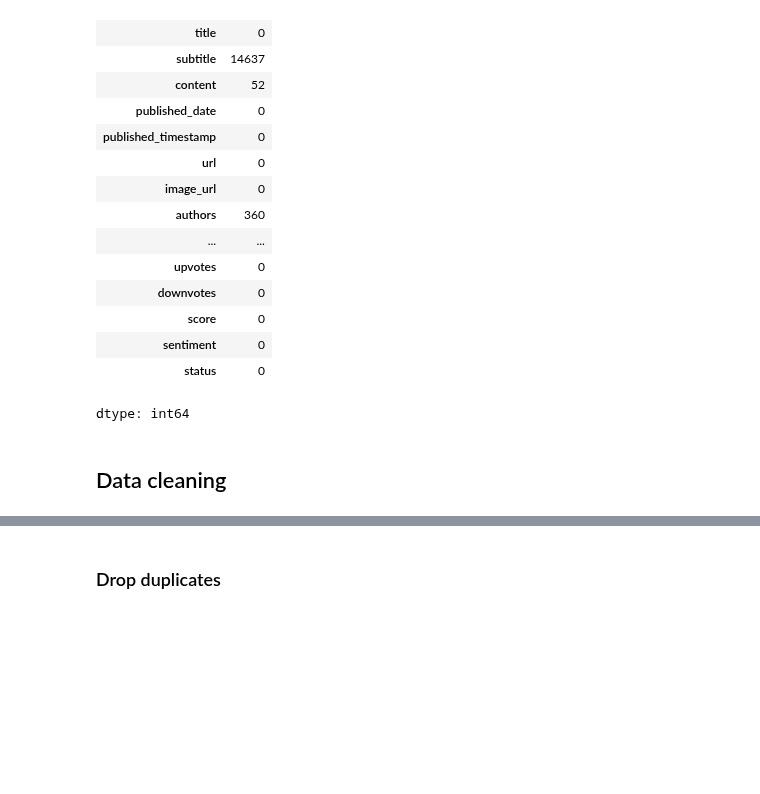
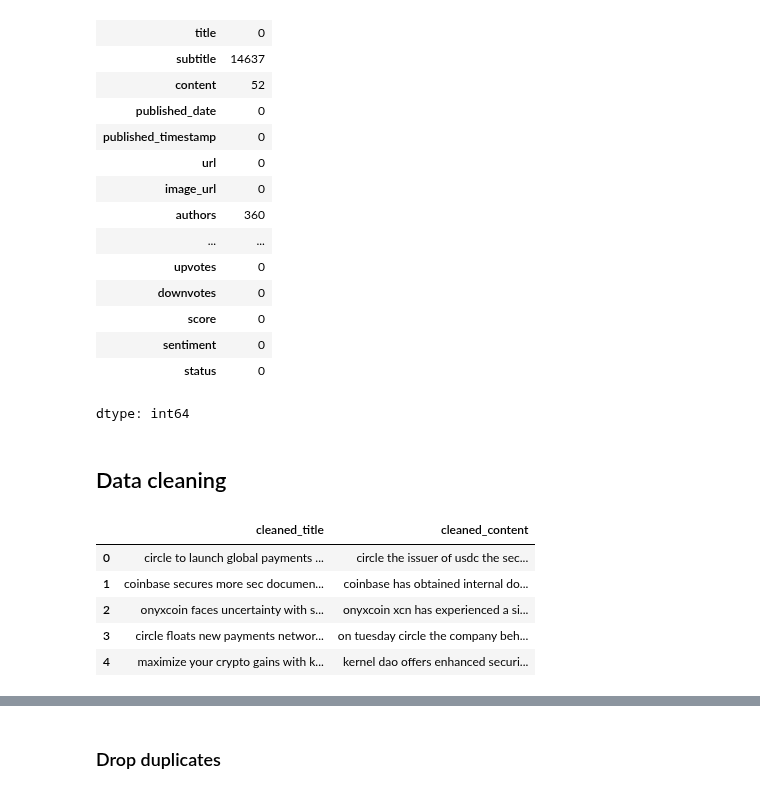
Before and after one commit to hstoklosa/sentix-nlp, a Jupyter notebook: preprocessing.ipynb, the cells around one changed output, grey strips where cells are left out. Saved outputs shown, nothing was run; the diff lists cells and outputs as text; code cells hidden in the pictures; blank space fills up the shorter version.

```diff
--- a/preprocessing.ipynb
+++ b/preprocessing.ipynb
@@ -87,32 +113,38 @@ dtype: int64
 # %% [markdown]
 ## Data cleaning
 # %%
+punctuation_set = set(string.punctuation)
+
 def clean_text(text):
-    if pd.isna(text):
-        return ""
+  if pd.isna(text):
+    return ""
 
-    # Remove HTML tags
-    text = html.unescape(text)
-    text = re.sub(r'<.*?>', ' ', text)
+  # Remove HTML tags
+  text = html.unescape(text)
+  text = re.sub(r'<.*?>', ' ', text)
 
-    # Remove URLs
-    text = re.sub(r'http[s]?://(?:[a-zA-Z]|[0-9]|[$-_@.&+]|[!*\\(\\),]|(?:%[0-9a-fA-F][0-9a-fA-F]))+', ' ', text)
+  # Remove URLs
+  text = re.sub(r'http[s]?://\S+', ' ', text)
 
-    # Normalise whitespace
-    text = re.sub(r'\s+', ' ', text)
-    text = text.strip()
+  # Lowercase and remove whitespace
+  text = re.sub(r'\s+', ' ', text).strip()
+  text = text.lower()
 
-    # Convert to lowercase
-    text = text.lower()
+  # Handle tickers e.g., $BTC -> BTC, (ETH) -> ETH
+  text = re.sub(r'[$\(\)]', '', text)
 
-    # Handle tickers e.g., $BTC -> BTC, (ETH) -> ETH
-    text = re.sub(r'[$\(\)]', '', text)
+  # Remove punctuation marks
+  text = ''.join(char for char in text if char not in punctuation_set)
 
-    return text
+  return text
 
-# Apply cleaning to the content column
 df['cleaned_content'] = df['content'].apply(clean_text)
 df['cleaned_title'] = df['title'].apply(clean_text)
-
-# Combine title and content for a complete text field
-df['full_text'] = df['cleaned_title'] + ". " + df['cleaned_content']
+df[['cleaned_title', 'cleaned_content']].head()
+# %% [output]
+|  | cleaned_title | cleaned_content |
+| 0 | circle to launch global payments ... | circle the issuer of usdc the sec... |
+| 1 | coinbase secures more sec documen... | coinbase has obtained internal do... |
+| 2 | onyxcoin faces uncertainty with s... | onyxcoin xcn has experienced a si... |
+| 3 | circle floats new payments networ... | on tuesday circle the company beh... |
+| 4 | maximize your crypto gains with k... | kernel dao offers enhanced securi... |
```
Also changed, not shown: parts of 16 cells of this notebook, 3 other files.
